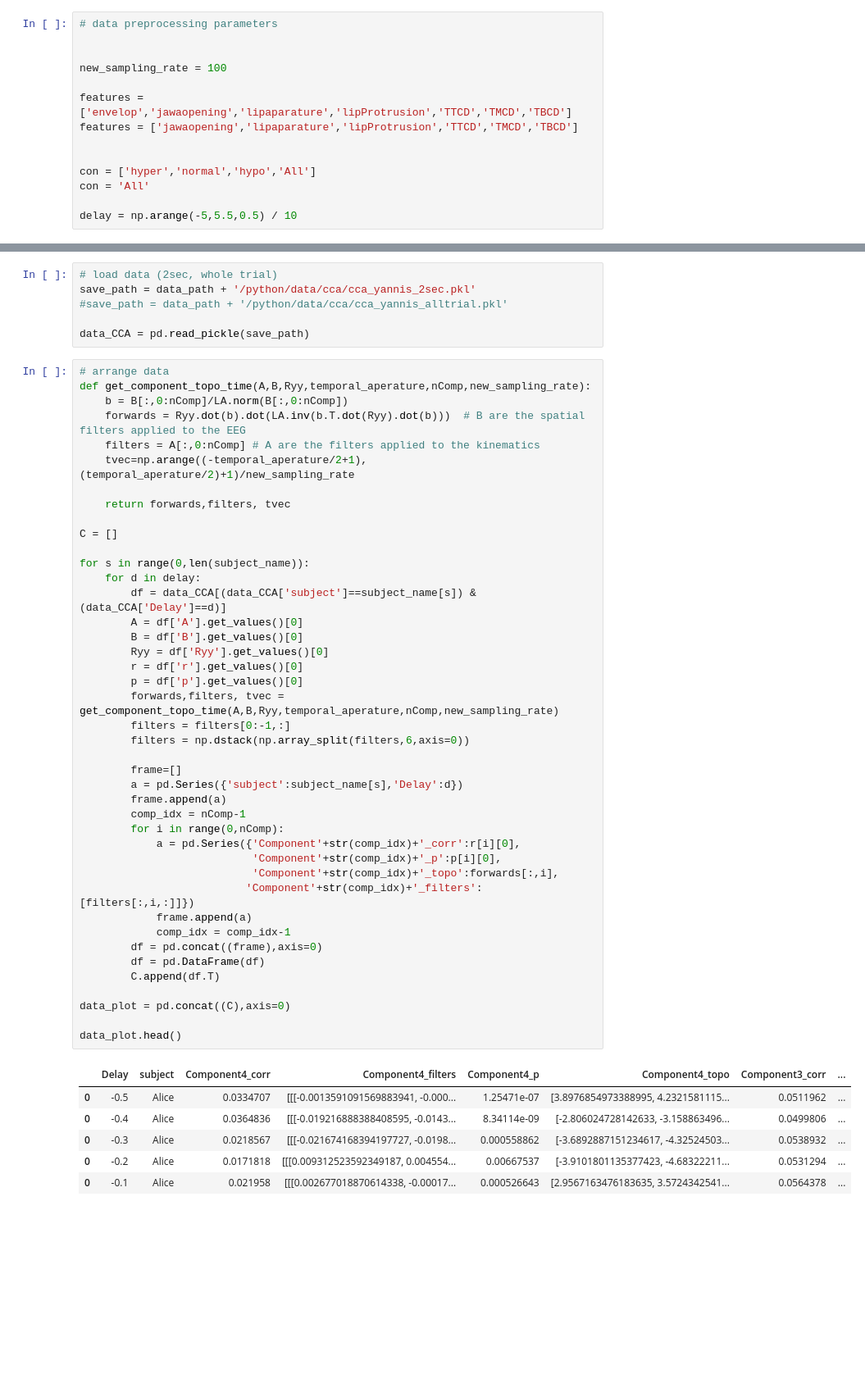
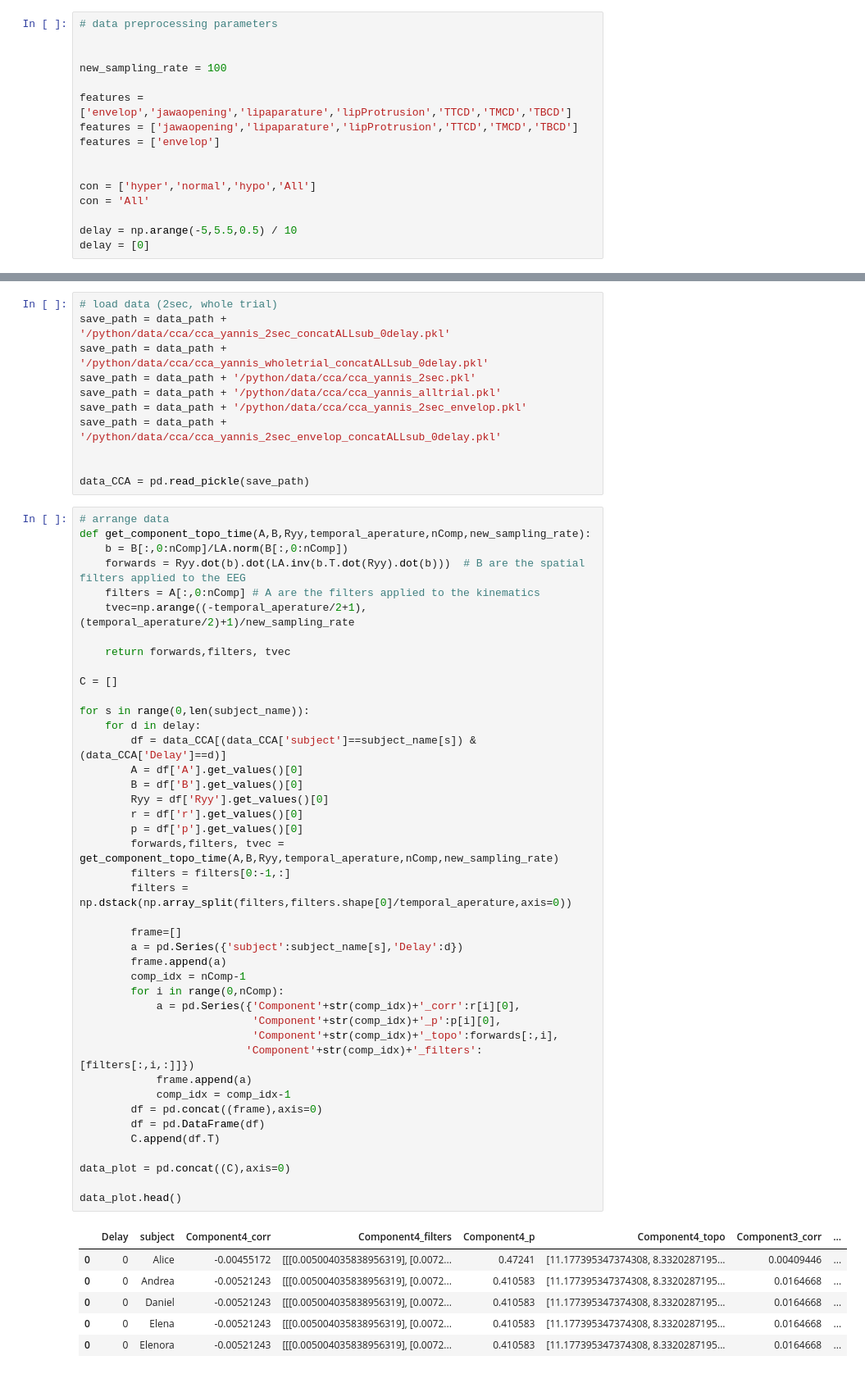
Before and after one commit to sankar-mukherjee/CCA_speech_EEG, a Jupyter notebook: CCA_yannis.ipynb, the cells around one changed output, grey strips where cells are left out. Shown: that part at 82% size. Drawn from its saved outputs; the diff is of its cells as text; blank space fills up the shorter version.

```diff
--- a/CCA_yannis.ipynb
+++ b/CCA_yannis.ipynb
@@ -41,12 +41,14 @@ new_sampling_rate = 100
 
 features = ['envelop','jawaopening','lipaparature','lipProtrusion','TTCD','TMCD','TBCD']
 features = ['jawaopening','lipaparature','lipProtrusion','TTCD','TMCD','TBCD']
+features = ['envelop']
 
 
 con = ['hyper','normal','hypo','All']
 con = 'All'
 
 delay = np.arange(-5,5.5,0.5) / 10
+delay = [0]
 # %%
 # cca parameters
 
@@ -480,8 +602,13 @@ plt.plot(s1)
 # load data
 # %%
 # load data (2sec, whole trial)
+save_path = data_path + '/python/data/cca/cca_yannis_2sec_concatALLsub_0delay.pkl'
+save_path = data_path + '/python/data/cca/cca_yannis_wholetrial_concatALLsub_0delay.pkl'
 save_path = data_path + '/python/data/cca/cca_yannis_2sec.pkl'
-#save_path = data_path + '/python/data/cca/cca_yannis_alltrial.pkl'
+save_path = data_path + '/python/data/cca/cca_yannis_alltrial.pkl'
+save_path = data_path + '/python/data/cca/cca_yannis_2sec_envelop.pkl'
+save_path = data_path + '/python/data/cca/cca_yannis_2sec_envelop_concatALLsub_0delay.pkl'
+
 
 data_CCA = pd.read_pickle(save_path)
 # %%
@@ -500,39 +627,39 @@ for s in range(0,len(subject_name)):
     for d in delay:
         df = data_CCA[(data_CCA['subject']==subject_name[s]) & (data_CCA['Delay']==d)]
         A = df['A'].get_values()[0]
         B = df['B'].get_values()[0]
         Ryy = df['Ryy'].get_values()[0]
         r = df['r'].get_values()[0]
         p = df['p'].get_values()[0]
         forwards,filters, tvec = get_component_topo_time(A,B,Ryy,temporal_aperature,nComp,new_sampling_rate)
         filters = filters[0:-1,:]
-        filters = np.dstack(np.array_split(filters,6,axis=0))
+        filters = np.dstack(np.array_split(filters,filters.shape[0]/temporal_aperature,axis=0))
 
         frame=[]
         a = pd.Series({'subject':subject_name[s],'Delay':d})
         frame.append(a)
         comp_idx = nComp-1
         for i in range(0,nComp):
             a = pd.Series({'Component'+str(comp_idx)+'_corr':r[i][0],
                            'Component'+str(comp_idx)+'_p':p[i][0],
                            'Component'+str(comp_idx)+'_topo':forwards[:,i],
                           'Component'+str(comp_idx)+'_filters':[filters[:,i,:]]})
             frame.append(a)
             comp_idx = comp_idx-1
         df = pd.concat((frame),axis=0)
         df = pd.DataFrame(df)
         C.append(df.T)
 
 data_plot = pd.concat((C),axis=0)
 
 data_plot.head()
 # %% [output]
 |  | Delay | subject | Component4_corr | Component4_filters | Component4_p | Component4_topo | Component3_corr | ... |
-| 0 | -0.5 | Alice | 0.0334707 | [[[-0.0013591091569883941, -0.000... | 1.25471e-07 | [3.8976854973388995, 4.2321581115... | 0.0511962 | ... |
-| 0 | -0.4 | Alice | 0.0364836 | [[[-0.019216888388408595, -0.0143... | 8.34114e-09 | [-2.806024728142633, -3.158863496... | 0.0499806 | ... |
-| 0 | -0.3 | Alice | 0.0218567 | [[[-0.021674168394197727, -0.0198... | 0.000558862 | [-3.6892887151234617, -4.32524503... | 0.0538932 | ... |
-| 0 | -0.2 | Alice | 0.0171818 | [[[0.009312523592349187, 0.004554... | 0.00667537 | [-3.9101801135377423, -4.68322211... | 0.0531294 | ... |
-| 0 | -0.1 | Alice | 0.021958 | [[[0.002677018870614338, -0.00017... | 0.000526643 | [2.9567163476183635, 3.5724342541... | 0.0564378 | ... |
+| 0 | 0 | Alice | -0.00455172 | [[[0.005004035838956319], [0.0072... | 0.47241 | [11.177395347374308, 8.3320287195... | 0.00409446 | ... |
+| 0 | 0 | Andrea | -0.00521243 | [[[0.005004035838956319], [0.0072... | 0.410583 | [11.177395347374308, 8.3320287195... | 0.0164668 | ... |
+| 0 | 0 | Daniel | -0.00521243 | [[[0.005004035838956319], [0.0072... | 0.410583 | [11.177395347374308, 8.3320287195... | 0.0164668 | ... |
+| 0 | 0 | Elena | -0.00521243 | [[[0.005004035838956319], [0.0072... | 0.410583 | [11.177395347374308, 8.3320287195... | 0.0164668 | ... |
+| 0 | 0 | Elenora | -0.00521243 | [[[0.005004035838956319], [0.0072... | 0.410583 | [11.177395347374308, 8.3320287195... | 0.0164668 | ... |
 5 rows × 22 columns
 # %%
 # data investigate functions
```
Also changed, not shown: parts of 30 cells of this notebook.
